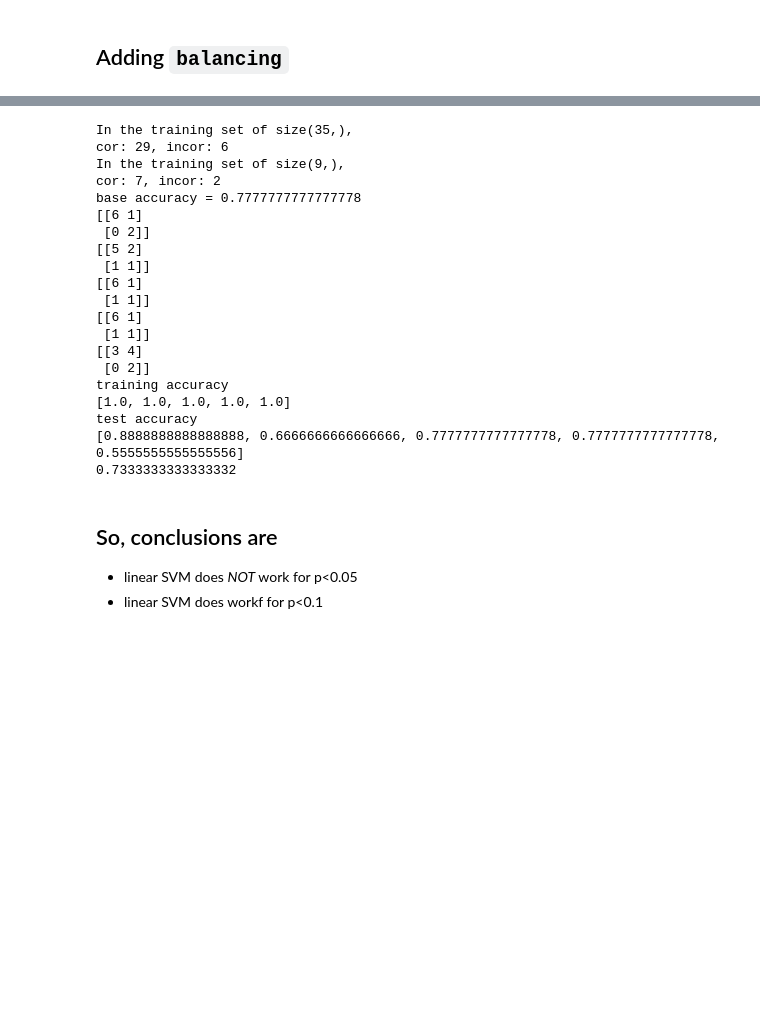
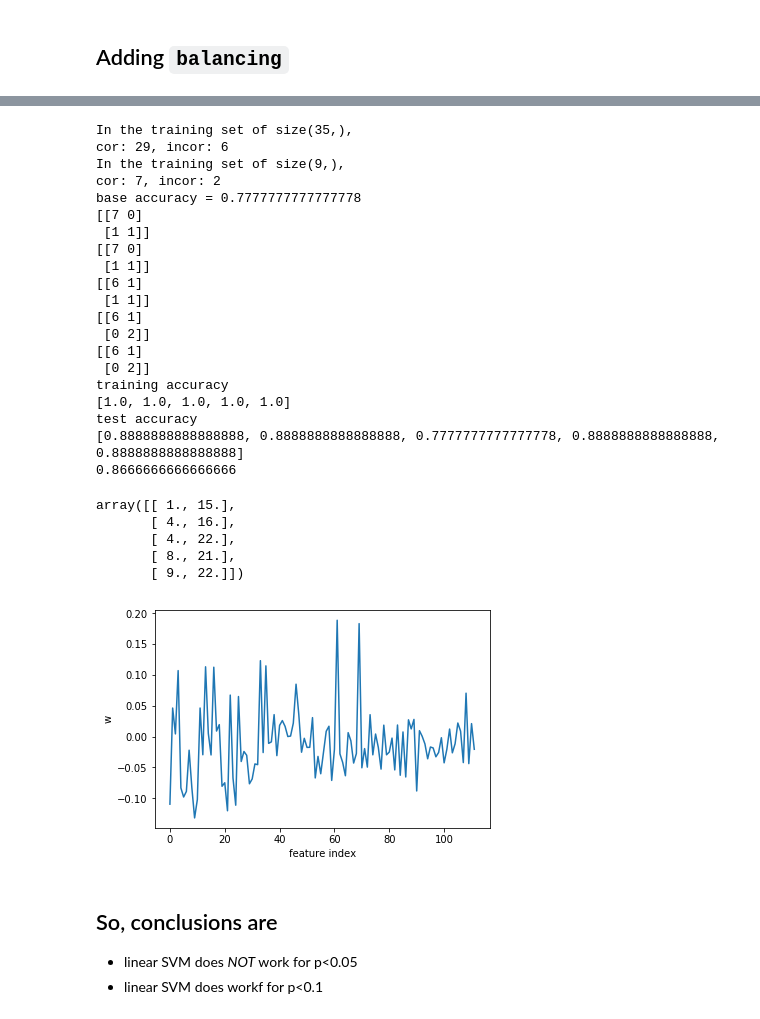
Before and after one commit to ys7yoo/human-plus, a Jupyter notebook: classifyUsingSVM.ipynb, the cells around one changed output, grey strips where cells are left out. Saved outputs shown, nothing was run; the diff lists cells and outputs as text; code cells hidden in the pictures; blank space fills up the shorter version.

```diff
--- a/classifyUsingSVM.ipynb
+++ b/classifyUsingSVM.ipynb
@@ -177,7 +183,8 @@ Text(0,0.5,'accuracy')
 
 clf = Pipeline([
     ("scaler", StandardScaler()),
-    ("linear_svc", LinearSVC(C=10, loss="hinge",  class_weight='balanced', random_state=42)),  # balanced!
+    ("linear_svc", LinearSVC(C=10, loss="hinge", random_state=42)),  # balanced!
+    #("linear_svc", LinearSVC(C=10, loss="hinge",  class_weight='balanced', random_state=42)),  # balanced!
 ])
 
 
@@ -238,21 +245,47 @@ cor: 29, incor: 6
 In the training set of size(9,),
 cor: 7, incor: 2
 base accuracy = 0.7777777777777778
-[[6 1]
- [0 2]]
-[[5 2]
+[[7 0]
+ [1 1]]
+[[7 0]
  [1 1]]
 [[6 1]
  [1 1]]
 [[6 1]
- [1 1]]
-[[3 4]
+ [0 2]]
+[[6 1]
  [0 2]]
 training accuracy
 [1.0, 1.0, 1.0, 1.0, 1.0]
 test accuracy
-[0.8888888888888888, 0.6666666666666666, 0.7777777777777778, 0.7777777777777778, 0.5555555555555556]
-0.7333333333333332
+[0.8888888888888888, 0.8888888888888888, 0.7777777777777778, 0.8888888888888888, 0.8888888888888888]
+0.8666666666666666
+# %%
+# re-train using all the data (CAN I DO THIS?)
+
+clf.fit(X,Y)
+
+# get coefficient of SVM
+w = clf.named_steps['linear_svc'].coef_
+w = w.ravel()
+#w.shape
+plt.plot(w)
+plt.ylabel('w')
+plt.xlabel('feature index')
+
+
+w.shape
+#listSelectedFeature.shape
+listSelectedFeature[w>0.1,:]
+
+listSelectedFeature[w<-0.1,:]
+# %% [output]
+array([[ 1., 15.],
+       [ 4., 16.],
+       [ 4., 22.],
+       [ 8., 21.],
+       [ 9., 22.]])
+[figure, added]
 # %% [markdown]
 ## So, conclusions are
 * linear SVM does *NOT* work for p<0.05
```
Also changed, not shown: parts of 11 cells of this notebook, 1 other file.
